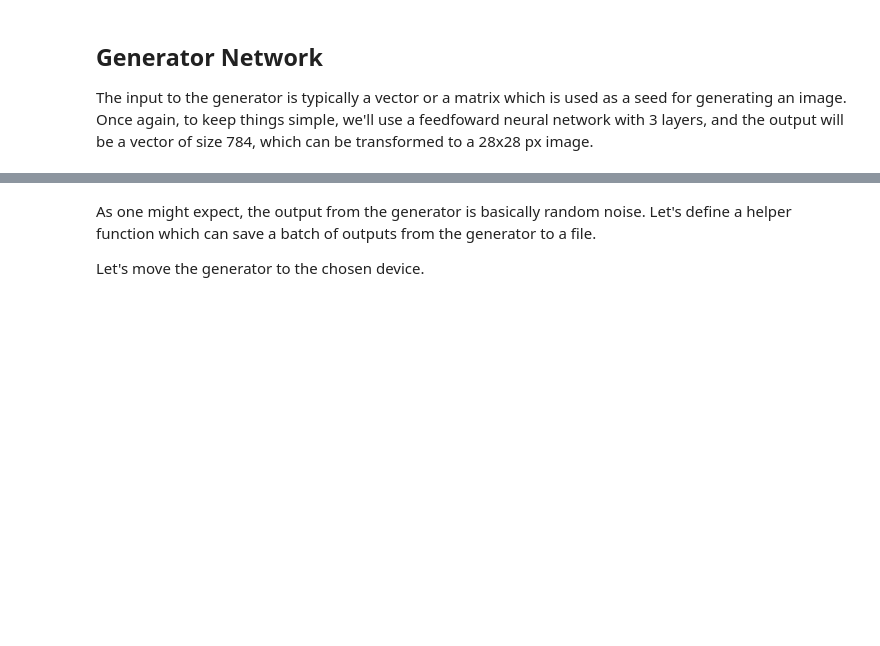
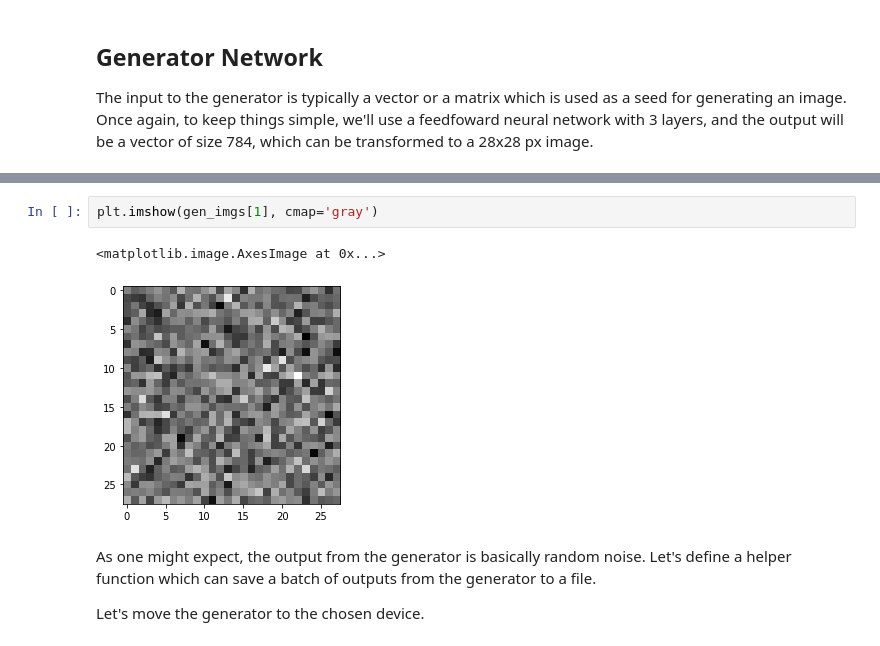
Before and after one commit to romainducrocq/moocs, a Jupyter notebook: freecodecamp/Pytorch_For_Deep_Learning/07-mnist-gan/07-mnist-gan.ipynb, the cells around one changed output, grey strips where cells are left out. Drawn from its saved outputs; the diff is of its cells as text; blank space fills up the shorter version.

```diff
--- a/freecodecamp/Pytorch_For_Deep_Learning/07-mnist-gan/07-mnist-gan.ipynb
+++ b/freecodecamp/Pytorch_For_Deep_Learning/07-mnist-gan/07-mnist-gan.ipynb
@@ -81,3 +186,8 @@ Note that since the outputs of the TanH activation lie in the range `[-1,1]`, we
+# %%
+plt.imshow(gen_imgs[1], cmap='gray')
+# %% [output]
+<matplotlib.image.AxesImage at 0x...>
+[figure, added]
 # %% [markdown]
 As one might expect, the output from the generator is basically random noise. Let's define a helper function which can save a batch of outputs from the generator to a file.
 
```
Also changed, not shown: parts of 36 cells of this notebook, 8 other files.
